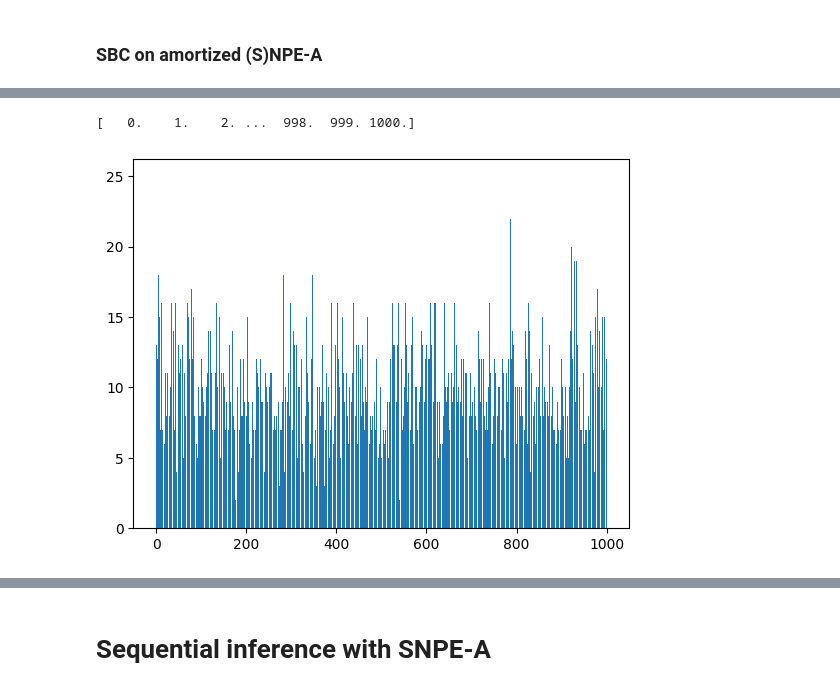
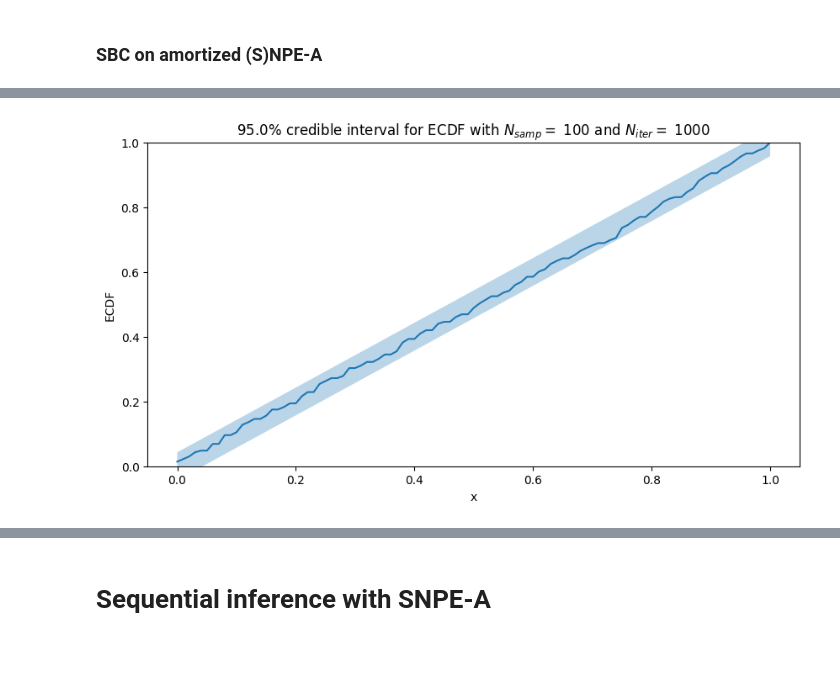
Before and after one commit to kaisamaroo/SBC-SBI, a Jupyter notebook: SBI/1D Examples/1D_GaussianGaussian_Far_SNPE_A.ipynb, the cells around one changed output, grey strips where cells are left out. Saved outputs shown, nothing was run; the diff lists cells and outputs as text; code cells hidden in the pictures; blank space fills up the shorter version.

Commit message:
added ECDF helper functions with simultaneous CI

```diff
--- a/SBI/1D Examples/1D_GaussianGaussian_Far_SNPE_A.ipynb
+++ b/SBI/1D Examples/1D_GaussianGaussian_Far_SNPE_A.ipynb
@@ -235,5 +167,0 @@ def plot_sbc_barplot(ranks, N_samp):
-# %%
-plot_sbc_barplot(ranks, 1000)
-# %% [output]
-[   0.    1.    2. ...  998.  999. 1000.]
-[figure, removed]
@@ -239,0 +170,4 @@ plot_sbc_barplot(ranks, 1000)
+# %%
+plot_sbc_ecdf(ranks, N_samp, N_iter)
+# %% [output]
+[figure, added]
```
Also changed, not shown: parts of 11 cells of this notebook, 6 other files.
